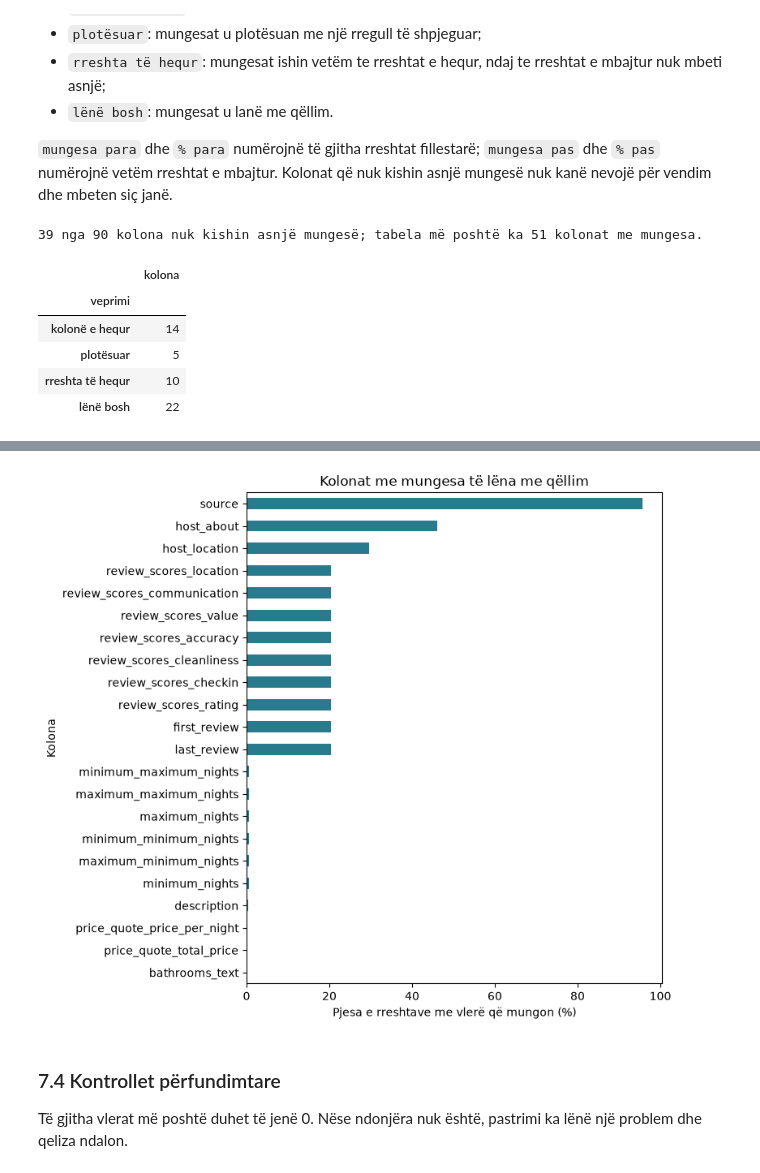
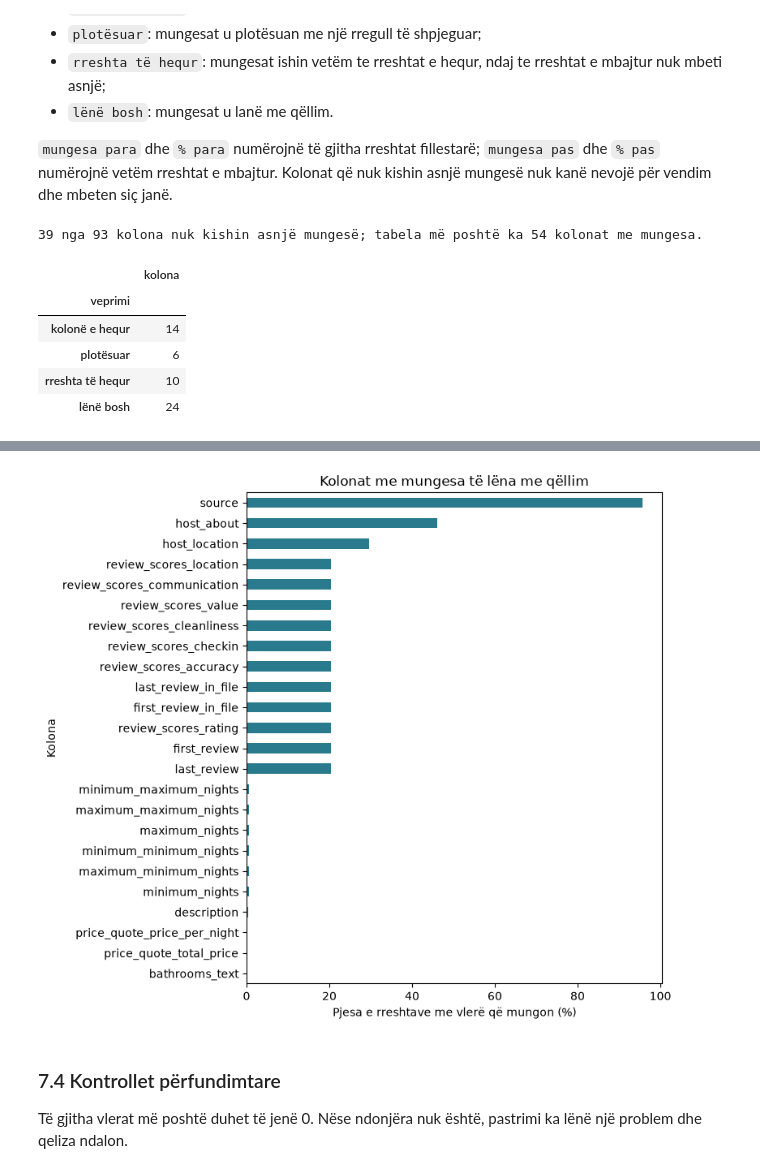
Before and after one commit to yllkeberisha/pvdh_group_10, a Jupyter notebook: notebooks/02_pastrimi_dhe_transformimi.ipynb, the cells around one changed output, grey strips where cells are left out. Drawn from its saved outputs; the diff is of its cells as text; code cells hidden in the pictures.

```diff
--- a/notebooks/02_pastrimi_dhe_transformimi.ipynb
+++ b/notebooks/02_pastrimi_dhe_transformimi.ipynb
@@ -48,6 +52,9 @@ Heqim kolonat 100% boshe dhe ID-të e përsëritura, por ruajmë `bathrooms`: me
 # %%
 empty_columns = [col for col in df.columns[df.isna().all()] if col != "bathrooms"]
 df = df.drop(columns=empty_columns)
+# Kolona konstante: një vlerë e vetme dhe asnjë mungesë; nuk japin asnjë informacion (p.sh. scrape_id).
+constant_columns = {col: df[col].iloc[0] for col in df.columns if df[col].notna().all() and df[col].nunique() == 1}
+df = df.drop(columns=list(constant_columns))
 removed["ID e dyfishuar"] = int(df["id"].duplicated().sum())
 df = df.drop_duplicates(subset="id", keep="first").copy()
 df["price"] = pd.to_numeric(df["price"].astype("string").str.replace(r"[$,]", "", regex=True), errors="coerce")
@@ -58,8 +65,9 @@ boolean_columns = ["host_is_superhost", "host_has_profile_pic", "host_identity_v
 for col in boolean_columns:
     if col in df:
         df[col] = df[col].map({"t": True, "f": False}).astype("boolean")
-record("Kolona boshe, ID, tipe")
+record("Kolona boshe, konstante, ID, tipe")
 print(f"Kolona 100% boshe të hequra: {len(empty_columns)}: {', '.join(empty_columns)}")
+print(f"Kolona konstante të hequra: {', '.join(f'{col} = {value}' for col, value in constant_columns.items()) or 'asnjë'}")
 print(f"ID të dyfishuara të hequra: {removed['ID e dyfishuar']}")
 display(df[["price", "last_scraped", "host_is_superhost"]].dtypes.to_frame("tipi i korrigjuar"))
 # %% [output]
@@ -97,8 +216,11 @@ removed["pa çmim"] = int(df["price"].isna().sum())
 df = df.dropna(subset=["price"]).copy()
 removed["çmim <= 0"] = int(df["price"].le(0).sum())
 df = df[df["price"].gt(0)].copy()
+# source është bosh për mbledhjet e zakonshme, ndaj shenja është eksplicite: True vetëm për 'previous scrape'.
+df["is_previous_scrape"] = df["source"].eq("previous scrape")
 record("Heqja e çmimit të munguar/jo pozitiv")
 print(f"Pa çmim: {removed['pa çmim']:,}; çmim <= 0: {removed['çmim <= 0']:,}")
+print(f"Listime me çmim dhe source = 'previous scrape': {int(df['is_previous_scrape'].sum()):,} (mbahen, shënuar te is_previous_scrape)")
 # %% [output]
 |  | listime | % pa ditë të lira (availability_3... | % me burim 'previous scrape' |
 | me çmim | 59905 | 0.5 | 4.3 |
@@ -244,7 +390,7 @@ bedrooms > accommodates: 375 listime (0.6%), të shënuara te bedrooms_above_acc
 df["has_reviews"] = df["number_of_reviews"].gt(0)
 df["is_superhost"] = df["host_is_superhost"].astype("boolean")
 df["price_band"] = pd.qcut(df["price"], q=3, labels=["i ulët", "mesatar", "i lartë"], duplicates="drop")
-df["amenity_count"] = df["amenities"].fillna("[]").astype(str).str.count('"') // 2
+df["amenity_count"] = df["amenities"].fillna("[]").map(lambda text: len(json.loads(text)))
 record("Vetitë e reja dhe kategoritë")
 display(df[["price", "price_band", "has_reviews", "is_superhost", "amenity_count"]].head())
 # %% [output]
@@ -368,10 +516,12 @@ Tabela ka një rresht për çdo kolonë që kishte mungesa në dataset-in origji
 
 `mungesa para` dhe `% para` numërojnë të gjitha rreshtat fillestarë; `mungesa pas` dhe `% pas` numërojnë vetëm rreshtat e mbajtur. Kolonat që nuk kishin asnjë mungesë nuk kanë nevojë për vendim dhe mbeten siç janë.
 # %%
+raw_ext = raw.join(joined_snapshot)  # kolonat origjinale plus ato që krijoi bashkimi, para çdo plotësimi
+
 def missing_action(col):
     if col not in df:
         return "kolonë e hequr"
-    before = raw.loc[df.index, col].isna().sum()
+    before = raw_ext.loc[df.index, col].isna().sum()
     after = df[col].isna().sum()
     if after < before:
         return "plotësuar"
@@ -379,6 +529,7 @@ def missing_action(col):
 
 median_fill = "numër; plotësuar me medianën e listimeve me të njëjtin accommodates"
 no_reviews = "listimi pa komente nuk ka vlerësim; plotësimi do t'i jepte një notë që nuk e ka marrë kurrë"
+no_review_date = "listimi pa komente nuk ka datë; plotësimi do t'i jepte një datë që nuk ka ndodhur"
 reasons = {
     "bathrooms": "rindërtuar nga bathrooms_text ('No bathroom' = 0, 'Half-bath' = 0.5); pjesa e mbetur me medianën sipas accommodates",
     "bedrooms": median_fill,
@@ -391,10 +542,13 @@ reasons = {
     "host_location": "tekst i lirë që hosti nuk e ka dhënë; analiza e çmimit nuk e përdor",
     "host_about": "tekst i lirë; një biografi e sajuar do të ishte e gabuar",
     "bathrooms_text": "boshllëk i vogël; bathrooms plotësohet me medianë aty ku mungon",
-    "price_quote_total_price": "boshllëk i vogël pas heqjes së listimeve pa çmim; analiza përdor price",
-    "price_quote_price_per_night": "boshllëk i vogël pas heqjes së listimeve pa çmim; analiza përdor price",
-    "first_review": "listimi pa komente nuk ka datë; plotësimi do t'i jepte një datë që nuk ka ndodhur",
-    "last_review": "listimi pa komente nuk ka datë; plotësimi do t'i jepte një datë që nuk ka ndodhur",
+    "price_quote_total_price": "çmimi i një qëndrimi shembull, i nxjerrë nga price; boshllëk i vogël; përjashtohet nga vetitë e modelit",
+    "price_quote_price_per_night": "kopje e saktë e price; boshllëk i vogël; përjashtohet nga vetitë e modelit",
+    "first_review": no_review_date,
+    "last_review": no_review_date,
+    "reviews_in_file": "krijuar nga bashkimi me reviews.csv; listimi pa komente në skedar ka 0 komente, jo vlerë të panjohur, prandaj plotësuar me 0",
+    "first_review_in_file": "krijuar nga bashkimi me reviews.csv; " + no_review_date,
+    "last_review_in_file": "krijuar nga bashkimi me reviews.csv; " + no_review_date,
 }
 reasons.update({col: no_reviews for col in raw.columns if col.startswith("review_scores_")})
 reasons.update({col: "boshllëk i vogël; analiza e çmimit nuk e kërkon dhe një supozim për netët do të ishte i sajuar"
@@ -407,7 +561,7 @@ def reason_for(col, action):
         return reasons.get(col, "mungesat ishin vetëm te rreshtat e hequr (pa çmim), ndaj nuk ka çfarë të plotësohet")
     return reasons[col]  # një kolonë e re me mungesa kërkon një vendim të shkruar këtu
 
-missing_before = raw.isna().sum()
+missing_before = raw_ext.isna().sum()
 missing_before = missing_before[missing_before.gt(0)]
 missing = pd.DataFrame({
     "mungesa para": missing_before,
@@ -420,7 +574,7 @@ missing["arsyeja"] = [reason_for(col, action) for col, action in zip(missing.ind
 order = {"kolonë e hequr": 0, "plotësuar": 1, "rreshta të hequr": 2, "lënë bosh": 3}
 missing = missing.sort_values("veprimi", key=lambda s: s.map(order), kind="stable")
 
-print(f"{raw.shape[1] - len(missing)} nga {raw.shape[1]} kolona nuk kishin asnjë mungesë; tabela më poshtë ka {len(missing)} kolonat me mungesa.")
+print(f"{raw_ext.shape[1] - len(missing)} nga {raw_ext.shape[1]} kolona nuk kishin asnjë mungesë; tabela më poshtë ka {len(missing)} kolonat me mungesa.")
 display(missing.groupby("veprimi").size().reindex(list(order)).to_frame("kolona"))
 with pd.option_context("display.max_colwidth", None, "display.max_rows", None):
     display(missing.astype(object).where(missing.notna(), "—"))
@@ -431,13 +585,13 @@ ax.set(xlabel="Pjesa e rreshtave me vlerë që mungon (%)", ylabel="Kolona", tit
 plt.tight_layout()
 plt.show()
 # %% [output]
-39 nga 90 kolona nuk kishin asnjë mungesë; tabela më poshtë ka 51 kolonat me mungesa.
+39 nga 93 kolona nuk kishin asnjë mungesë; tabela më poshtë ka 54 kolonat me mungesa.
 |  | kolona |
 | veprimi |  |
 | kolonë e hequr | 14 |
-| plotësuar | 5 |
+| plotësuar | 6 |
 | rreshta të hequr | 10 |
-| lënë bosh | 22 |
+| lënë bosh | 24 |
 |  | mungesa para | % para | mungesa pas | % pas | veprimi | arsyeja |
 | neighborhood_overview | 91954 | 100.0 | — | — | kolonë e hequr | kolona është 100% bosh, pa asnjë ... |
 | host_since | 91954 | 100.0 | — | — | kolonë e hequr | kolona është 100% bosh, pa asnjë ... |
@@ -458,4 +612,4 @@ plt.show()
-[figure, old version]
+[figure, new version]
 # %% [markdown]
 ### 7.4 Kontrollet përfundimtare
 
```
Also changed, not shown: parts of 22 cells of this notebook.
